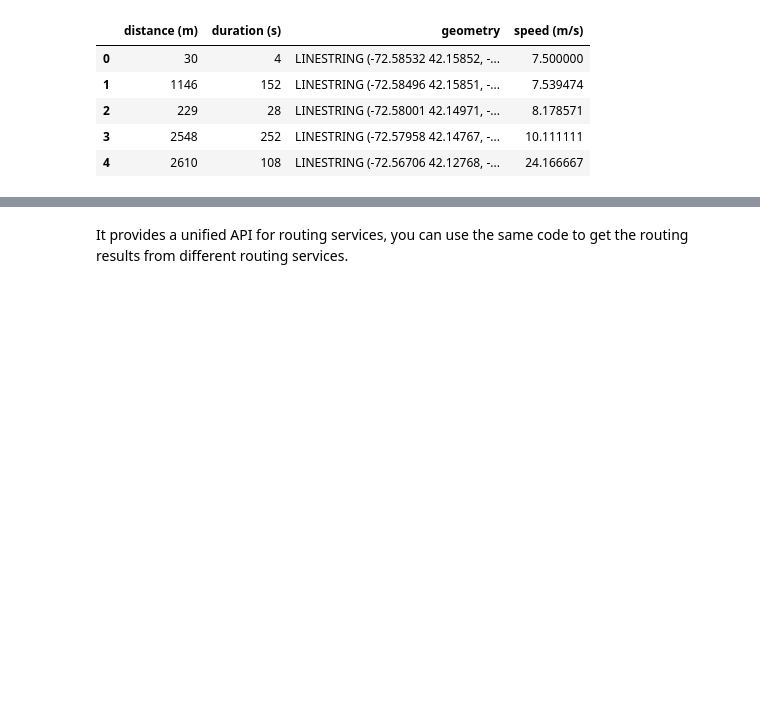
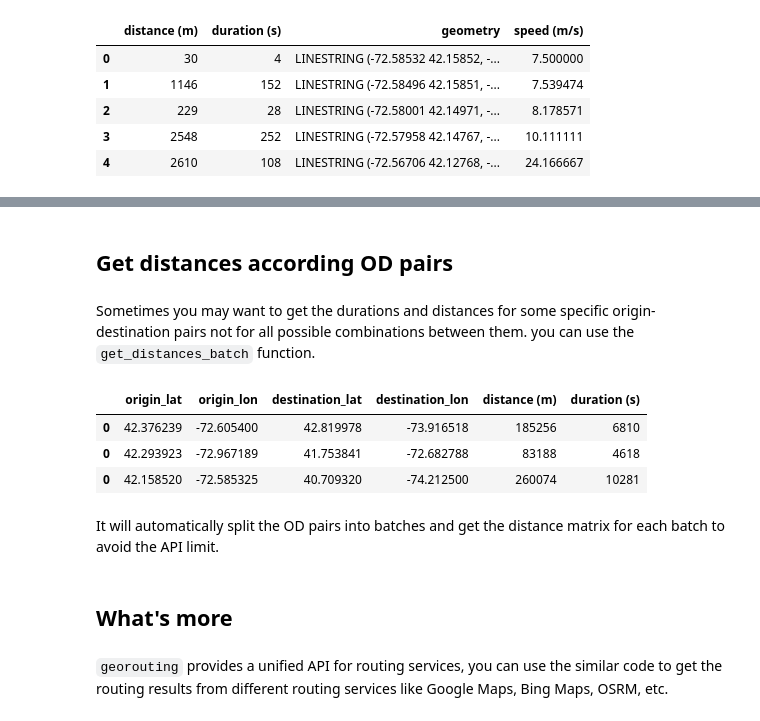
Before and after one commit to wybert/georouting, a Jupyter notebook: docs/usage.ipynb, the cells around one changed output, grey strips where cells are left out. Drawn from its saved outputs; the diff is of its cells as text; code cells hidden in the pictures; blank space fills up the shorter version.

```diff
--- a/docs/usage.ipynb
+++ b/docs/usage.ipynb
@@ -61,2 +86,18 @@ df.explore(column="speed (m/s)",style_kwds={"weight":11,"opacity":0.8})
+# %% [markdown]
+## Get distances according OD pairs
+# %% [markdown]
+Sometimes you may want to get the durations and distances for some specific origin-destination pairs not for all possible combinations between them. you can use the `get_distances_batch` function.
+# %%
+distances = router.get_distances_batch(origins, destinations, append_od=True)
+distances
+# %% [output]
+|  | origin_lat | origin_lon | destination_lat | destination_lon | distance (m) | duration (s) |
+| 0 | 42.376239 | -72.605400 | 42.819978 | -73.916518 | 185256 | 6810 |
+| 0 | 42.293923 | -72.967189 | 41.753841 | -72.682788 | 83188 | 4618 |
+| 0 | 42.158520 | -72.585325 | 40.709320 | -74.212500 | 260074 | 10281 |
+# %% [markdown]
+It will automatically split the OD pairs into batches and get the distance matrix for each batch to avoid the API limit.
+# %% [markdown]
+## What's more
 # %% [markdown]
-It provides a unified API for routing services, you can use the same code to get the routing results from different routing services.
+`georouting` provides a unified API for routing services, you can use the similar code to get the routing results from different routing services like Google Maps, Bing Maps, OSRM, etc.
```
Also changed, not shown: parts of 12 cells of this notebook.
